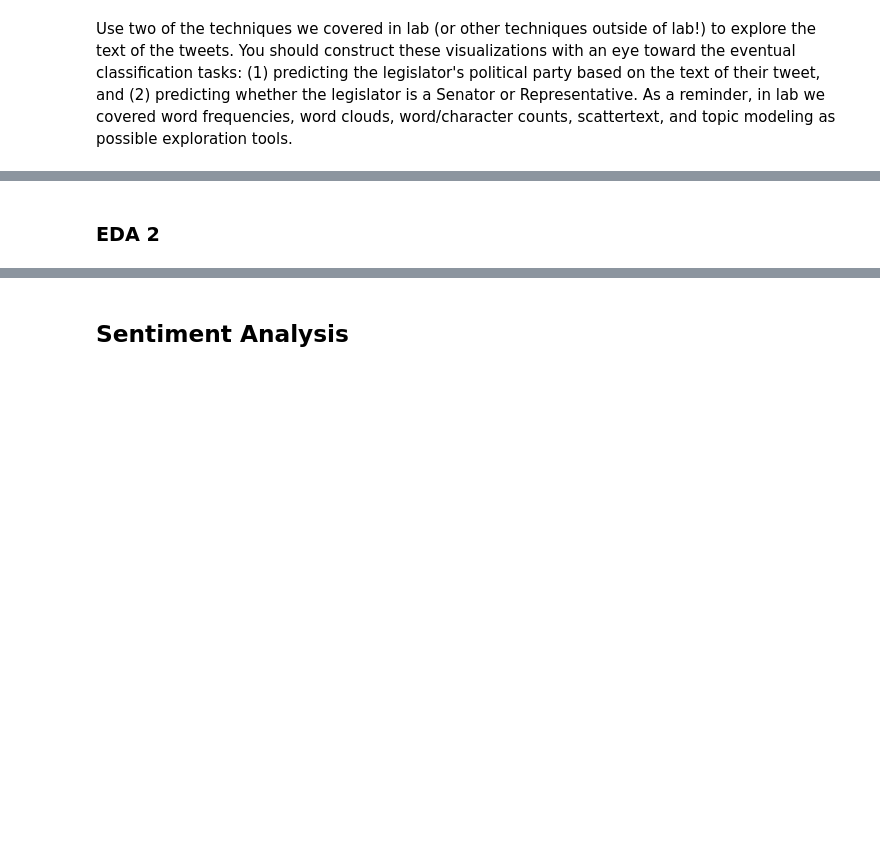
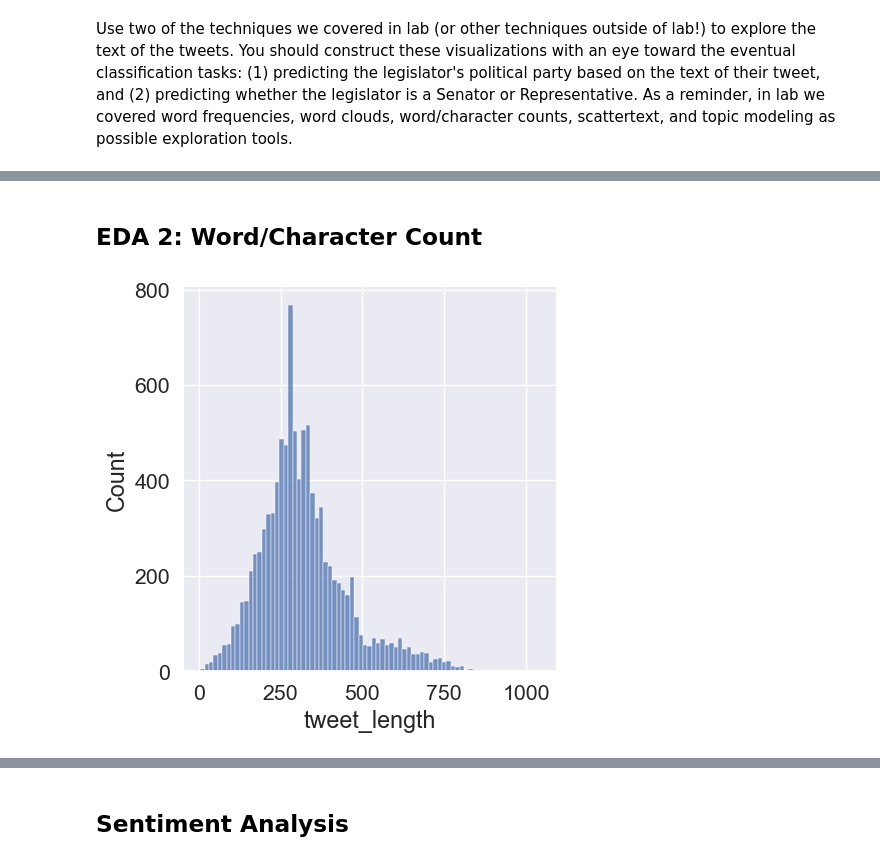
Before and after one commit to brendasciepura/Computational-Social-Science-Projects, a Jupyter notebook: Project 5/Project 5 Student.ipynb, the cells around one changed output, grey strips where cells are left out. Drawn from its saved outputs; the diff is of its cells as text; code cells hidden in the pictures; blank space fills up the shorter version.

```diff
--- a/Project 5/Project 5 Student.ipynb
+++ b/Project 5/Project 5 Student.ipynb
@@ -155,2 +262,2 @@ Use two of the techniques we covered in lab (or other techniques outside of lab!
 # %% [markdown]
-### EDA 2
+## EDA 2: Word/Character Count
@@ -158,0 +264,9 @@ Use two of the techniques we covered in lab (or other techniques outside of lab!
+# %%
+# count number of characters -- given that these are tweets and there are rules about lenght maybe this is not so important
+subset_df['tweet_length'] = subset_df['text'].apply(len)
+
+# create histogram of tweet length (number of characters)
+sns.displot(subset_df, x="tweet_length")
+plt.show()
+# %% [output]
+[figure, added]
```
Also changed, not shown: parts of 93 cells of this notebook.
